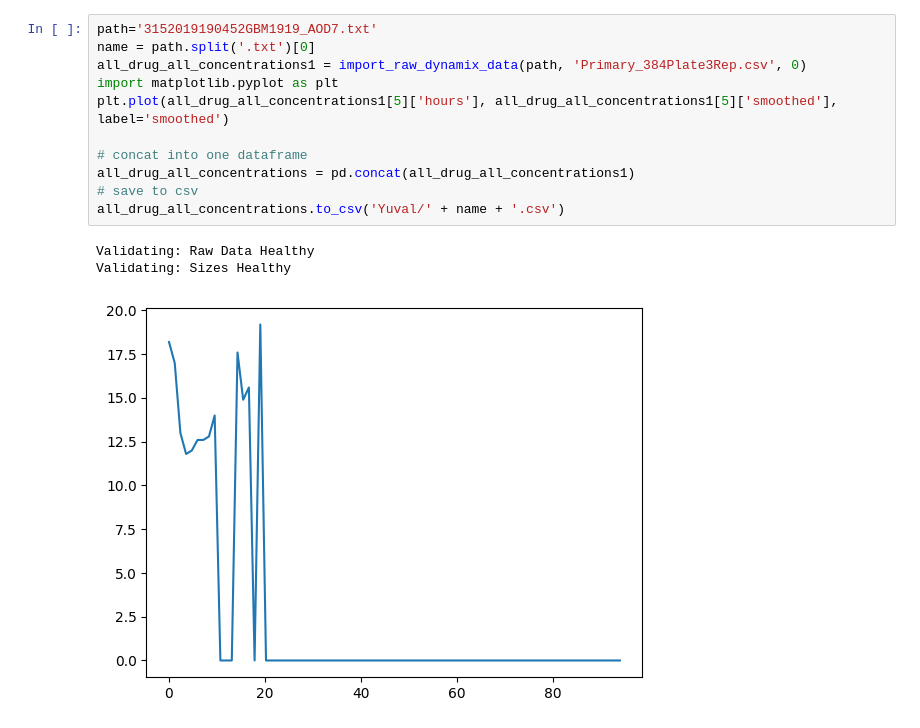
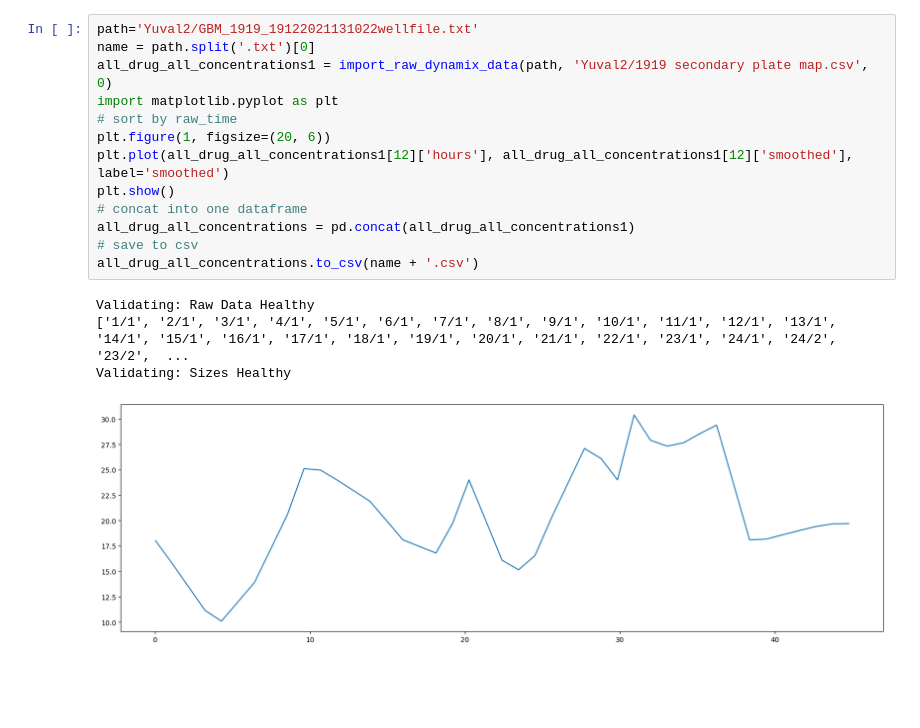
Before and after one commit to Shaun-Regenbaum/hu-glioblastoma, a Jupyter notebook: well_data.ipynb, the cells around one changed output. Cells and saved outputs as stored; diff of their text form; blank space fills up the shorter version.

```diff
--- a/well_data.ipynb
+++ b/well_data.ipynb
@@ -374,17 +391,20 @@ def group_concentrations(processed_drugs_array):
             drugs_by_name[name] = [df]
     return drugs_by_name
 # %%
-path='3152019190452GBM1919_AOD7.txt'
+path='Yuval2/GBM_1919_19122021131022wellfile.txt'
 name = path.split('.txt')[0]
-all_drug_all_concentrations1 = import_raw_dynamix_data(path, 'Primary_384Plate3Rep.csv', 0)
+all_drug_all_concentrations1 = import_raw_dynamix_data(path, 'Yuval2/1919 secondary plate map.csv', 0)
 import matplotlib.pyplot as plt
-plt.plot(all_drug_all_concentrations1[5]['hours'], all_drug_all_concentrations1[5]['smoothed'], label='smoothed')
-
+# sort by raw_time
+plt.figure(1, figsize=(20, 6))
+plt.plot(all_drug_all_concentrations1[12]['hours'], all_drug_all_concentrations1[12]['smoothed'], label='smoothed')
+plt.show()
 # concat into one dataframe
 all_drug_all_concentrations = pd.concat(all_drug_all_concentrations1)
 # save to csv
-all_drug_all_concentrations.to_csv('Yuval/' + name + '.csv')
+all_drug_all_concentrations.to_csv(name + '.csv')
 # %% [output]
 Validating: Raw Data Healthy
+['1/1', '2/1', '3/1', '4/1', '5/1', '6/1', '7/1', '8/1', '9/1', '10/1', '11/1', '12/1', '13/1', '14/1', '15/1', '16/1', '17/1', '18/1', '19/1', '20/1', '21/1', '22/1', '23/1', '24/1', '24/2', '23/2',  ...
 Validating: Sizes Healthy
-[figure, old version]
+[figure, new version]
```
Also changed, not shown: parts of 3 cells of this notebook, 4 other files.
